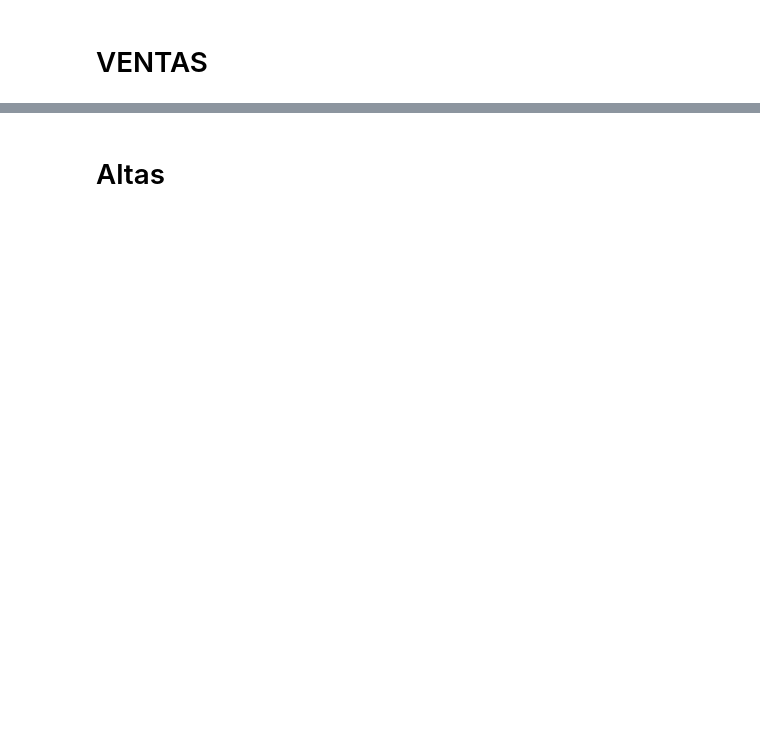
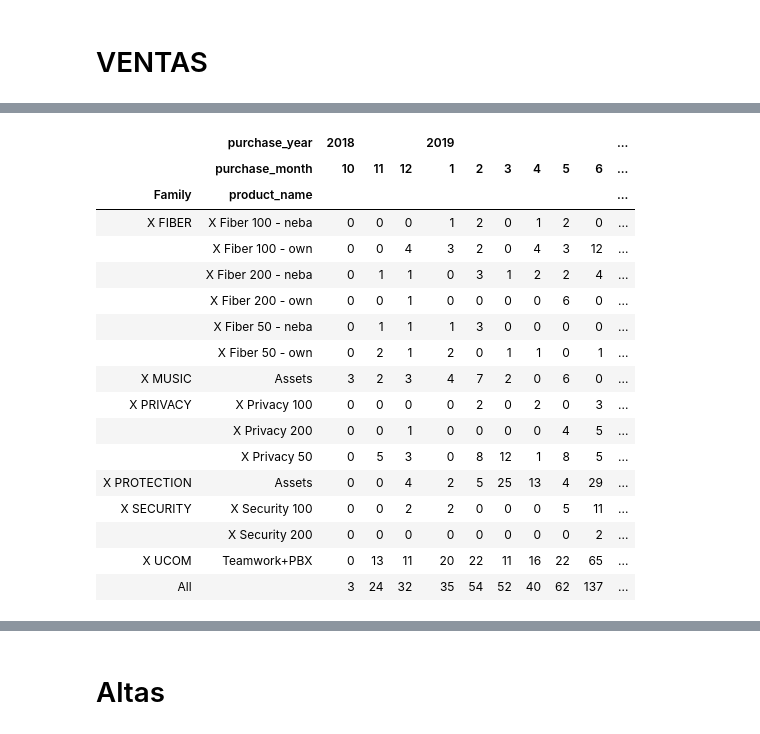
Before and after one commit to mariaadradosr/PyCartera, a Jupyter notebook: Final_PyCartera.ipynb, the cells around one changed output, grey strips where cells are left out. Drawn from its saved outputs; the diff is of its cells as text; code cells hidden in the pictures; blank space fills up the shorter version.

```diff
--- a/Final_PyCartera.ipynb
+++ b/Final_PyCartera.ipynb
@@ -298,0 +96,21 @@ cli_vta_canal_fam_mes.pivot_table('cif',['canal_venta','Family'],['purchase_year
+# %%
+functions.ass_vta_prod_mes(df)
+# %% [output]
+|  | purchase_year | 2018 |  |  | 2019 |  |  |  |  |  | ... |
+|  | purchase_month | 10 | 11 | 12 | 1 | 2 | 3 | 4 | 5 | 6 | ... |
+| Family | product_name |  |  |  |  |  |  |  |  |  | ... |
+| X FIBER | X Fiber 100 - neba | 0 | 0 | 0 | 1 | 2 | 0 | 1 | 2 | 0 | ... |
+|  | X Fiber 100 - own | 0 | 0 | 4 | 3 | 2 | 0 | 4 | 3 | 12 | ... |
+|  | X Fiber 200 - neba | 0 | 1 | 1 | 0 | 3 | 1 | 2 | 2 | 4 | ... |
+|  | X Fiber 200 - own | 0 | 0 | 1 | 0 | 0 | 0 | 0 | 6 | 0 | ... |
+|  | X Fiber 50 - neba | 0 | 1 | 1 | 1 | 3 | 0 | 0 | 0 | 0 | ... |
+|  | X Fiber 50 - own | 0 | 2 | 1 | 2 | 0 | 1 | 1 | 0 | 1 | ... |
+| X MUSIC | Assets | 3 | 2 | 3 | 4 | 7 | 2 | 0 | 6 | 0 | ... |
+| X PRIVACY | X Privacy 100 | 0 | 0 | 0 | 0 | 2 | 0 | 2 | 0 | 3 | ... |
+|  | X Privacy 200 | 0 | 0 | 1 | 0 | 0 | 0 | 0 | 4 | 5 | ... |
+|  | X Privacy 50 | 0 | 5 | 3 | 0 | 8 | 12 | 1 | 8 | 5 | ... |
+| X PROTECTION | Assets | 0 | 0 | 4 | 2 | 5 | 25 | 13 | 4 | 29 | ... |
+| X SECURITY | X Security 100 | 0 | 0 | 2 | 2 | 0 | 0 | 0 | 5 | 11 | ... |
+|  | X Security 200 | 0 | 0 | 0 | 0 | 0 | 0 | 0 | 0 | 2 | ... |
+| X UCOM | Teamwork+PBX | 0 | 13 | 11 | 20 | 22 | 11 | 16 | 22 | 65 | ... |
+| All |  | 3 | 24 | 32 | 35 | 54 | 52 | 40 | 62 | 137 | ... |
```
Also changed, not shown: parts of 13 cells of this notebook, 2 other files.
